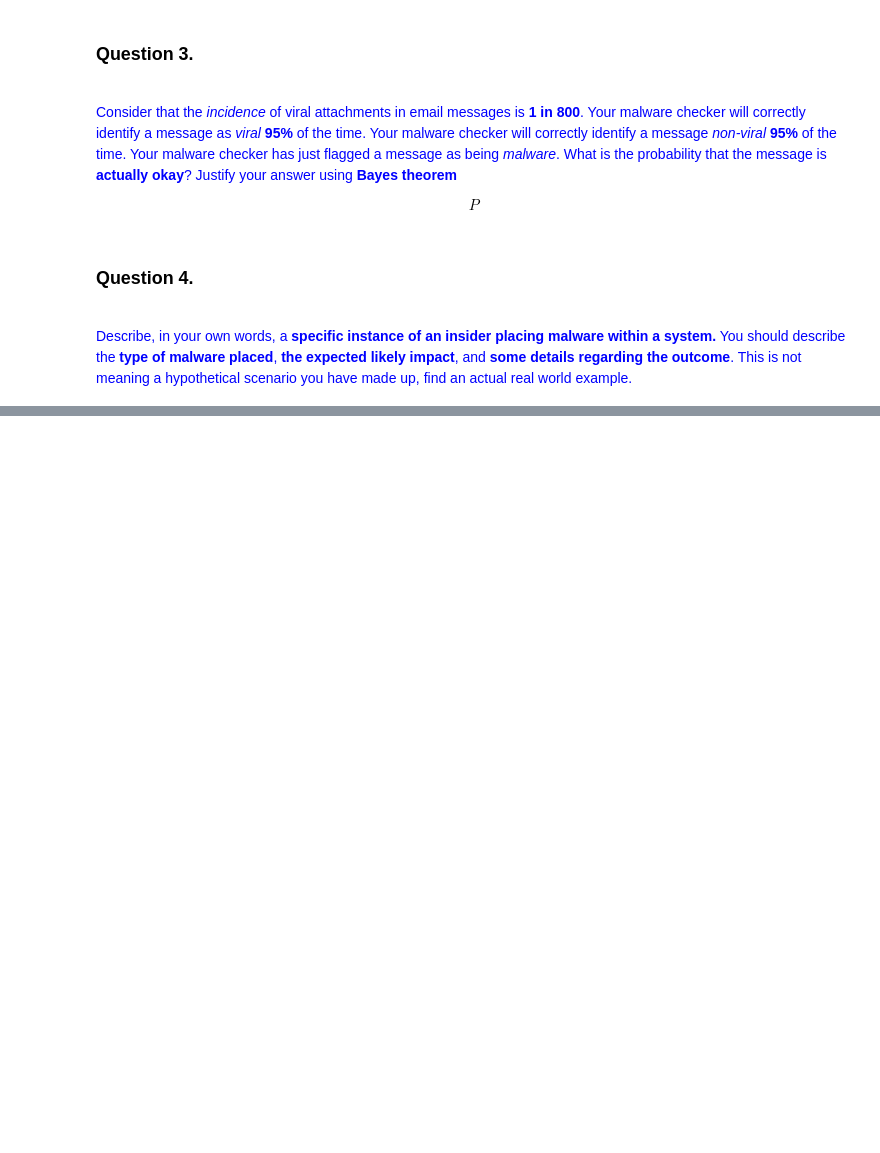
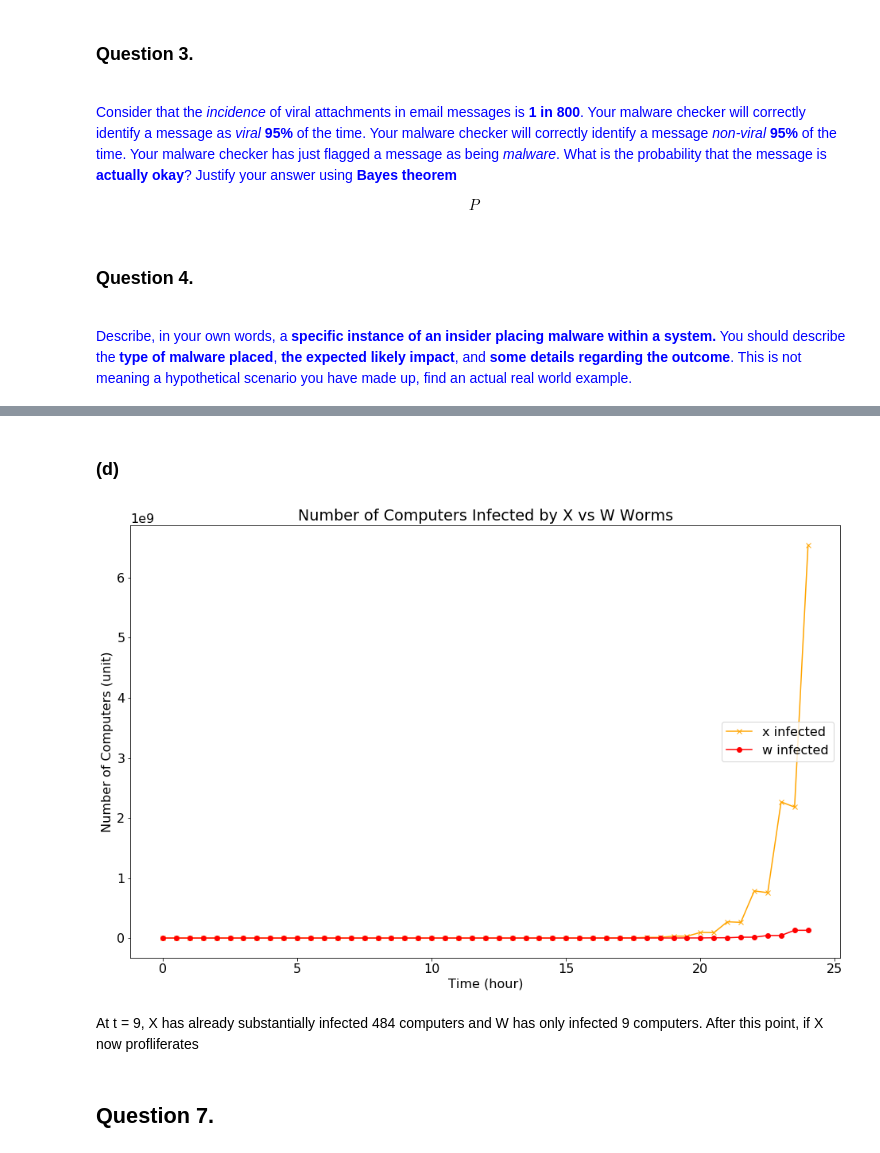
Before and after one commit to codeninja55/csci262_assignments, a Jupyter notebook: assignment02/assignment02_dbac496.ipynb, the cells around one changed output, grey strips where cells are left out. Cells and saved outputs as stored; diff of their text form; code cells hidden in the pictures; blank space fills up the shorter version.

```diff
--- a/assignment02/assignment02_dbac496.ipynb
+++ b/assignment02/assignment02_dbac496.ipynb
@@ -138,0 +330,11 @@ $$
+# %%
+import pandas as pd
+from IPython.display import display
+
+n_x = 1  # number of X infected computers at t = 0
+
+table = {'t': [i for i in range(0, 25)],
+         'x': [2 ** j for j in range(0, 25)]}
+
+df_1 = pd.DataFrame(table)
+display(df_1)
@@ -194,0 +413,58 @@ print(computers)
+# %% [markdown]
+### (d)
+# %%
+for i in table['t']:
+    idx = int(i * 2)
+
+    if i == np.float(0):
+        n_x = 1
+        table['x_inf'][0] = n_x
+    elif i == np.float(0.5):
+        table['x_inf'][1] = n_x
+
+    if i >= np.float(1.0):
+
+        if i % 1 == 0:  # on every hour
+            n_x *= 2 if i < np.float(9.0) else 3  # at t = 9, x evolves to spread to three uninfected computers each hour
+            table['w_inf'][idx] = n_w if i > np.float(6.5) else 0  # maintain w at hour mark
+            table['x_inf'][idx] = n_x
+
+        elif i % 1 == 0.5:  # on every half hour
+            if i == np.float(6.5):  # at t = 6.5, introduce w
+                n_w = 1
+                table['w_inf'][idx] = n_w
+                n_x = n_x - n_w
+                table['x_inf'][idx] = n_x
+
+            if i > np.float(6.5):  # after introduction of w
+                n_w *= 3
+                if n_w > n_x:
+                    n_w = int((n_w / 3) + n_x)
+
+                n_x = int(n_x - (n_w - (n_w / 3))) if n_w < n_x and n_x > 0 else 0
+                table['w_inf'][idx] = n_w
+            table['x_inf'][idx] = n_x
+
+df_3 = pd.DataFrame(table)
+# df_3.columns = ['t', 'x', 'w']
+# display(df_3)
+
+df_3.columns = ['t', 'x_inf', 'w_inf']
+
+# plot graph
+plt.figure(figsize=(16,10))
+plt.rcParams.update({'font.size': 16})
+
+plt.plot('t', 'x_inf', data=df_3, color='orange', marker='x', label='x infected')
+plt.plot('t', 'w_inf', data=df_3, color='red', marker='o', label='w infected')
+plt.xlabel("Time (hour)")
+plt.ylabel("Number of Computers (unit)")
+plt.title("Number of Computers Infected by X vs W Worms")
+plt.legend(loc=5)
+plt.show()
+# %% [output]
+[figure, added]
+# %% [markdown]
+At t = 9, X has already substantially infected 484 computers and W has only infected 9 computers. After this point, if X now profliferates
+# %% [markdown]
+## Question 7.
```
Also changed, not shown: parts of 20 cells of this notebook.
